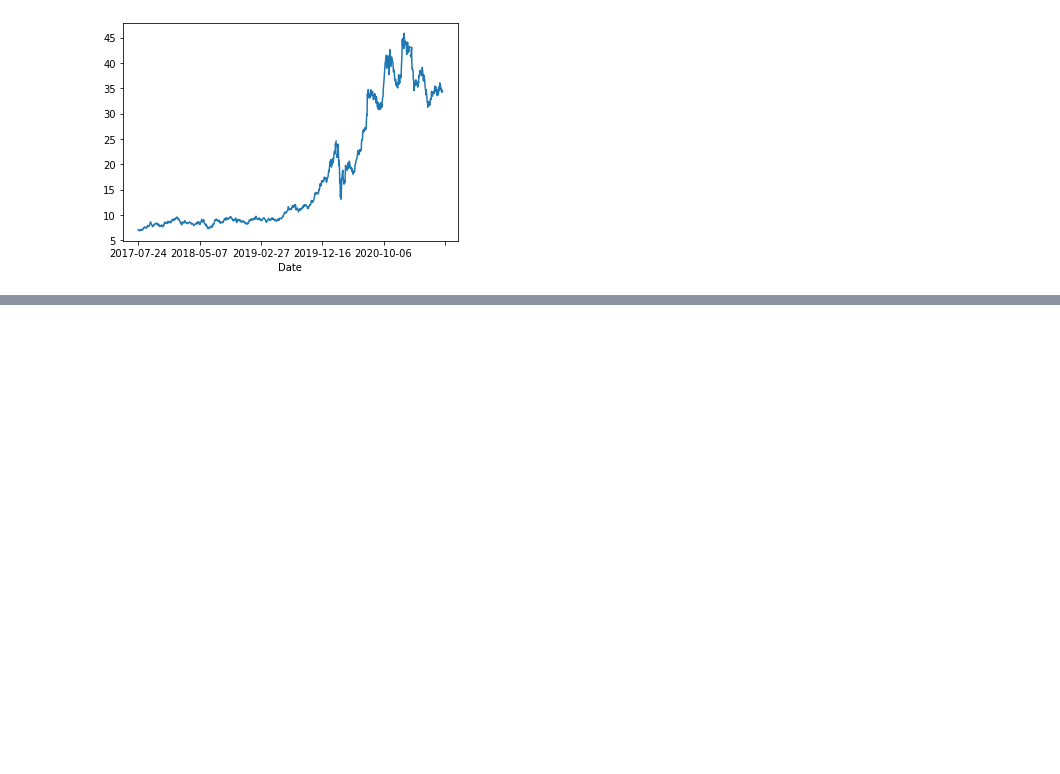
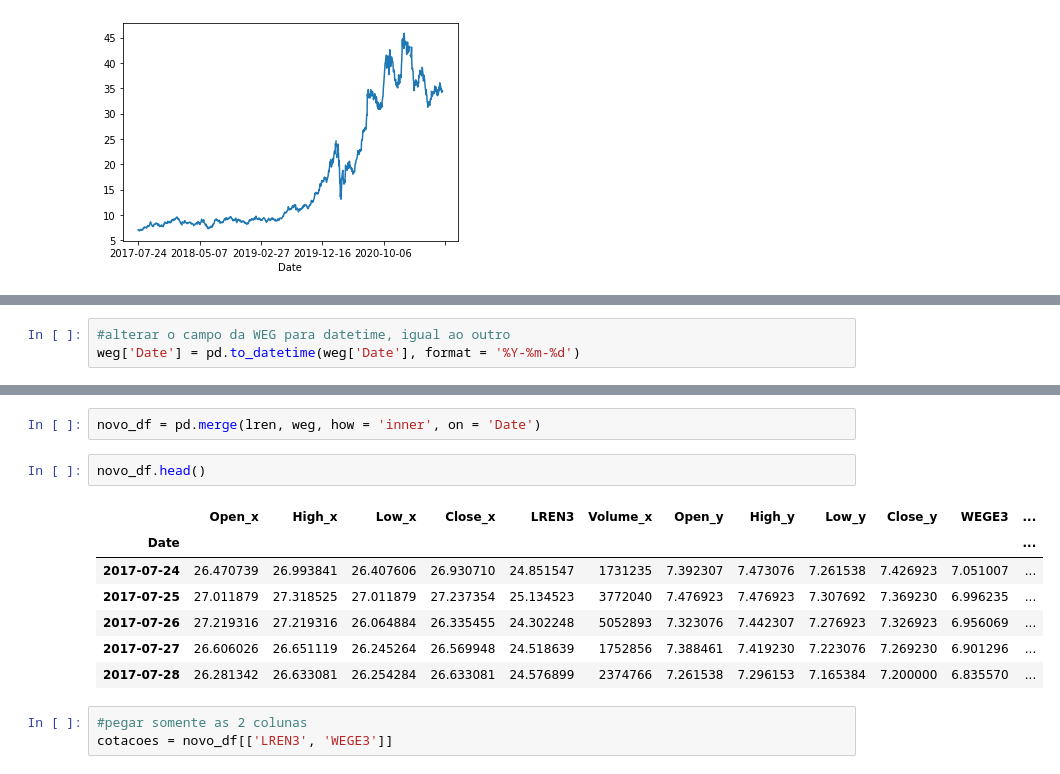
Before and after one commit to robertoricci/Curso-Python-para-Mercado-Financeiro-Trading-com-Dados, a Jupyter notebook: Numpy_e_Pandas.ipynb, the cells around one changed output, grey strips where cells are left out. Saved outputs shown, nothing was run; the diff lists cells and outputs as text; blank space fills up the shorter version.

```diff
--- a/Numpy_e_Pandas.ipynb
+++ b/Numpy_e_Pandas.ipynb
@@ -331,0 +470,3 @@ dados['WEGE3'].plot();
+# %%
+#alterar o campo da WEG para datetime, igual ao outro
+weg['Date'] = pd.to_datetime(weg['Date'], format = '%Y-%m-%d')
@@ -331,0 +498,15 @@ dados['WEGE3'].plot();
+# %%
+novo_df = pd.merge(lren, weg, how = 'inner', on = 'Date')
+# %%
+novo_df.head()
+# %% [output]
+|  | Open_x | High_x | Low_x | Close_x | LREN3 | Volume_x | Open_y | High_y | Low_y | Close_y | WEGE3 | ... |
+| Date |  |  |  |  |  |  |  |  |  |  |  | ... |
+| 2017-07-24 | 26.470739 | 26.993841 | 26.407606 | 26.930710 | 24.851547 | 1731235 | 7.392307 | 7.473076 | 7.261538 | 7.426923 | 7.051007 | ... |
+| 2017-07-25 | 27.011879 | 27.318525 | 27.011879 | 27.237354 | 25.134523 | 3772040 | 7.476923 | 7.476923 | 7.307692 | 7.369230 | 6.996235 | ... |
+| 2017-07-26 | 27.219316 | 27.219316 | 26.064884 | 26.335455 | 24.302248 | 5052893 | 7.323076 | 7.442307 | 7.276923 | 7.326923 | 6.956069 | ... |
+| 2017-07-27 | 26.606026 | 26.651119 | 26.245264 | 26.569948 | 24.518639 | 1752856 | 7.388461 | 7.419230 | 7.223076 | 7.269230 | 6.901296 | ... |
+| 2017-07-28 | 26.281342 | 26.633081 | 26.254284 | 26.633081 | 24.576899 | 2374766 | 7.261538 | 7.296153 | 7.165384 | 7.200000 | 6.835570 | ... |
+# %%
+#pegar somente as 2 colunas
+cotacoes = novo_df[['LREN3', 'WEGE3']]
```
Also changed, not shown: parts of 43 cells of this notebook.
